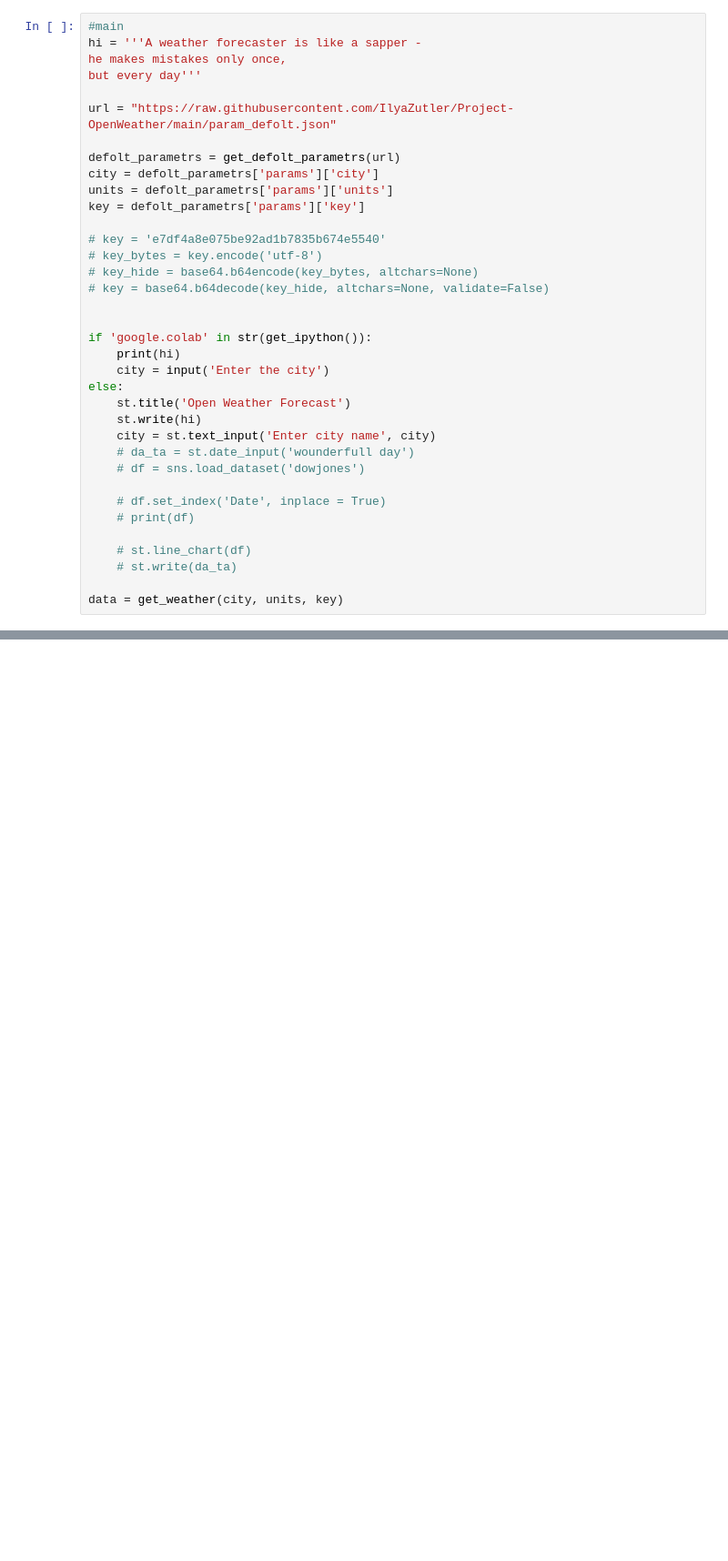
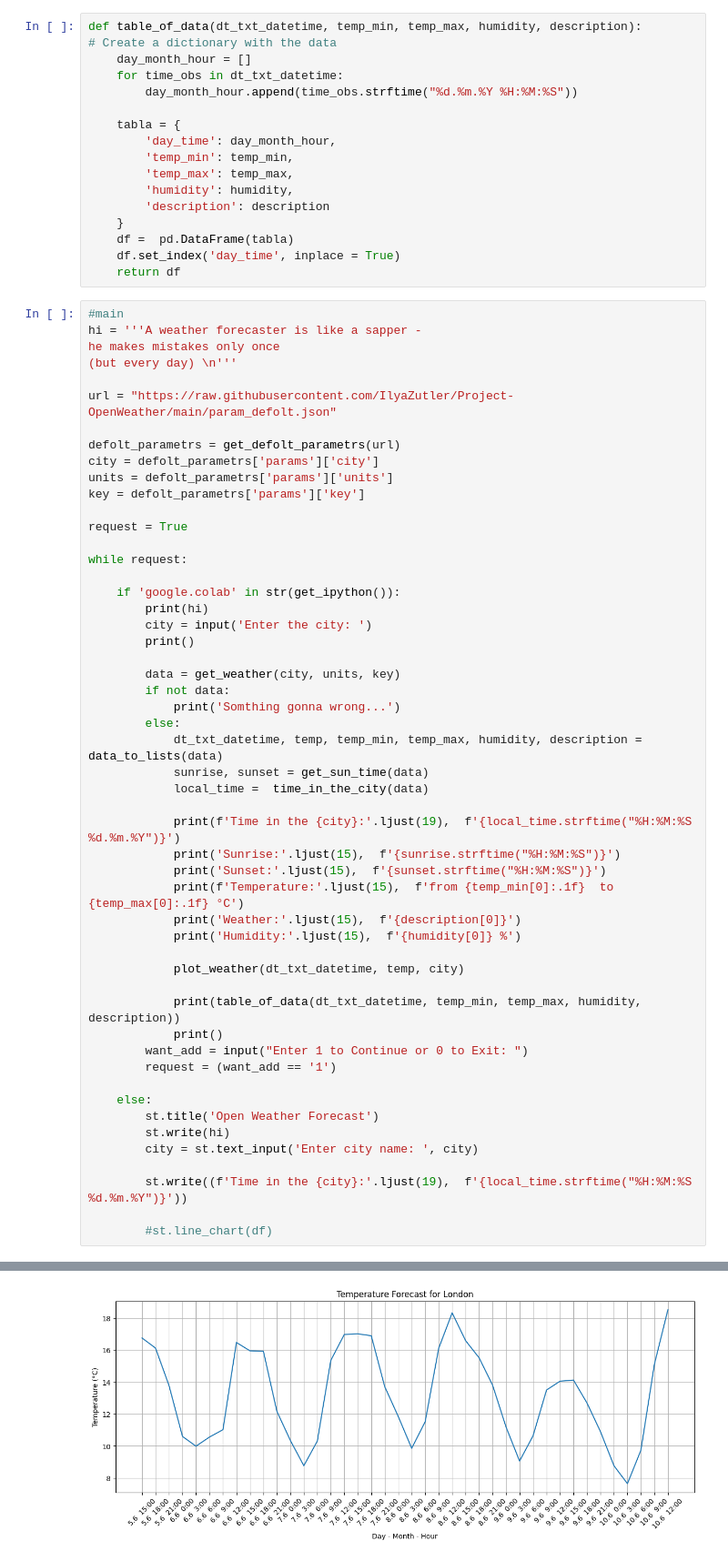
Before and after one commit to IlyaZutler/Project-OpenWeather, a Jupyter notebook: beginings.ipynb, the cells around one changed output, grey strips where cells are left out. Shown: that part at 91% size. Saved outputs shown, nothing was run; the diff lists cells and outputs as text; blank space fills up the shorter version.

```diff
--- a/beginings.ipynb
+++ b/beginings.ipynb
@@ -171,8 +102,25 @@ print(df)
+# %%
+def table_of_data(dt_txt_datetime, temp_min, temp_max, humidity, description):
+# Create a dictionary with the data
+    day_month_hour = []
+    for time_obs in dt_txt_datetime:
+        day_month_hour.append(time_obs.strftime("%d.%m.%Y %H:%M:%S"))
+
+    tabla = {
+        'day_time': day_month_hour,
+        'temp_min': temp_min,
+        'temp_max': temp_max,
+        'humidity': humidity,
+        'description': description
+    }
+    df =  pd.DataFrame(tabla)
+    df.set_index('day_time', inplace = True)
+    return df
 # %%
 #main
 hi = '''A weather forecaster is like a sapper -
-he makes mistakes only once,
-but every day'''
+he makes mistakes only once
+(but every day) \n'''
 
 url = "https://raw.githubusercontent.com/IlyaZutler/Project-OpenWeather/main/param_defolt.json"
 
@@ -181,28 +129,44 @@ city = defolt_parametrs['params']['city']
 units = defolt_parametrs['params']['units']
 key = defolt_parametrs['params']['key']
 
-# key = 'e7df4a8e075be92ad1b7835b674e5540'
-# key_bytes = key.encode('utf-8')
-# key_hide = base64.b64encode(key_bytes, altchars=None)
-# key = base64.b64decode(key_hide, altchars=None, validate=False)
+request = True
 
+while request:
 
-if 'google.colab' in str(get_ipython()):
-    print(hi)
-    city = input('Enter the city')
-else:
-    st.title('Open Weather Forecast')
-    st.write(hi)
-    city = st.text_input('Enter city name', city)
-    # da_ta = st.date_input('wounderfull day')
-    # df = sns.load_dataset('dowjones')
+    if 'google.colab' in str(get_ipython()):
+        print(hi)
+        city = input('Enter the city: ')
+        print()
 
-    # df.set_index('Date', inplace = True)
-    # print(df)
+        data = get_weather(city, units, key)
+        if not data:
+            print('Somthing gonna wrong...')
+        else:
+            dt_txt_datetime, temp, temp_min, temp_max, humidity, description = data_to_lists(data)
+            sunrise, sunset = get_sun_time(data)
+            local_time =  time_in_the_city(data)
 
-    # st.line_chart(df)
-    # st.write(da_ta)
+            print(f'Time in the {city}:'.ljust(19),  f'{local_time.strftime("%H:%M:%S  %d.%m.%Y")}')
+            print('Sunrise:'.ljust(15),  f'{sunrise.strftime("%H:%M:%S")}')
+            print('Sunset:'.ljust(15),  f'{sunset.strftime("%H:%M:%S")}')
+            print(f'Temperature:'.ljust(15),  f'from {temp_min[0]:.1f}  to {temp_max[0]:.1f} °C')
+            print('Weather:'.ljust(15),  f'{description[0]}')
+            print('Humidity:'.ljust(15),  f'{humidity[0]} %')
 
-data = get_weather(city, units, key)
+            plot_weather(dt_txt_datetime, temp, city)
+
+            print(table_of_data(dt_txt_datetime, temp_min, temp_max, humidity, description))
+            print()
+        want_add = input("Enter 1 to Continue or 0 to Exit: ")
+        request = (want_add == '1')
+
+    else:
+        st.title('Open Weather Forecast')
+        st.write(hi)
+        city = st.text_input('Enter city name: ', city)
+
+        st.write((f'Time in the {city}:'.ljust(19),  f'{local_time.strftime("%H:%M:%S  %d.%m.%Y")}'))
+
+        #st.line_chart(df)
 # %% [output]
 A weather forecaster is like a sapper -
@@ -211,0 +184 @@ Enter the cityMoscow
+[figure, added]
```
Also changed, not shown: parts of 13 cells of this notebook.
